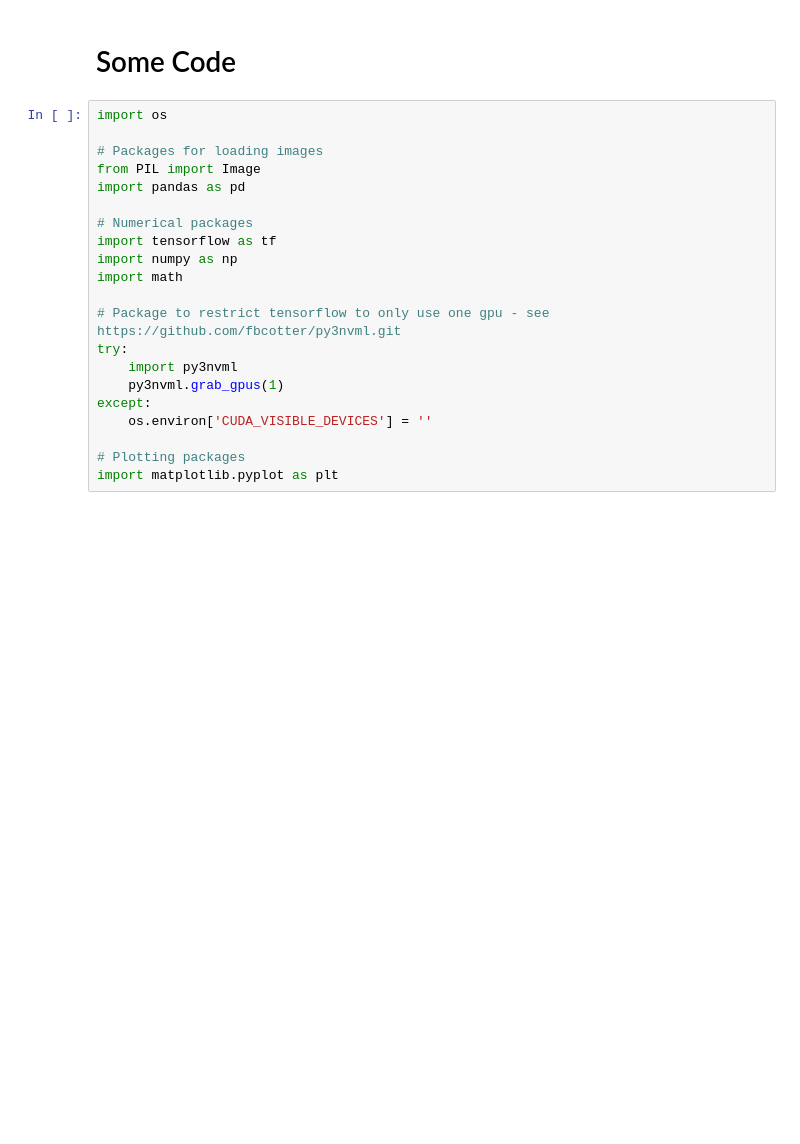
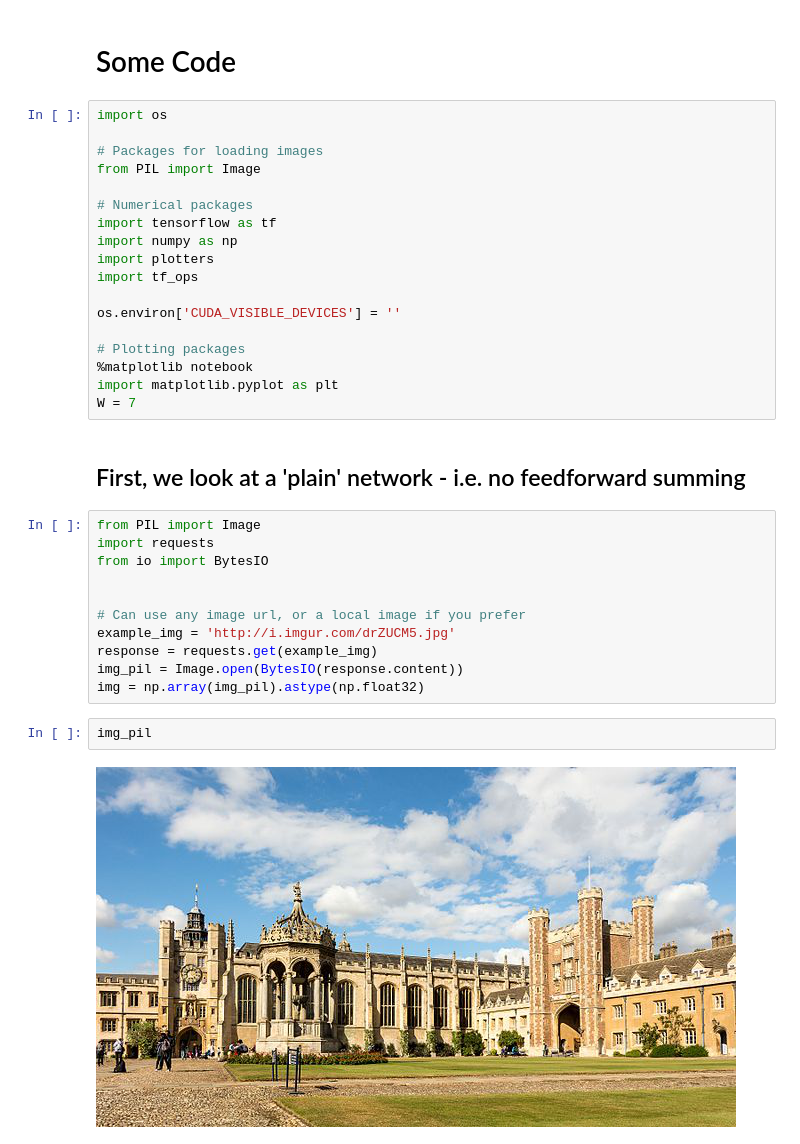
Before and after one commit to fbcotter/lifting, a Jupyter notebook: ResNet Presentation.ipynb, the cells around one changed output. Drawn from its saved outputs; the diff is of its cells as text; blank space fills up the shorter version.

```diff
--- a/ResNet Presentation.ipynb
+++ b/ResNet Presentation.ipynb
@@ -82,19 +84,33 @@ import os
 
 # Packages for loading images
 from PIL import Image
-import pandas as pd
 
 # Numerical packages
 import tensorflow as tf
 import numpy as np
-import math
+import plotters
+import tf_ops
 
-# Package to restrict tensorflow to only use one gpu - see https://github.com/fbcotter/py3nvml.git
-try:
-    import py3nvml
-    py3nvml.grab_gpus(1)
-except:
-    os.environ['CUDA_VISIBLE_DEVICES'] = ''
+os.environ['CUDA_VISIBLE_DEVICES'] = ''
 
 # Plotting packages
+%matplotlib notebook
 import matplotlib.pyplot as plt
+W = 7
+# %% [markdown]
+## First, we look at a 'plain' network - i.e. no feedforward summing
+# %%
+from PIL import Image
+import requests
+from io import BytesIO
+
+
+# Can use any image url, or a local image if you prefer
+example_img = 'http://i.imgur.com/drZUCM5.jpg'
+response = requests.get(example_img)
+img_pil = Image.open(BytesIO(response.content))
+img = np.array(img_pil).astype(np.float32)
+# %%
+img_pil
+# %% [output]
+[figure, added]
```
Also changed, not shown: parts of 10 cells of this notebook.
